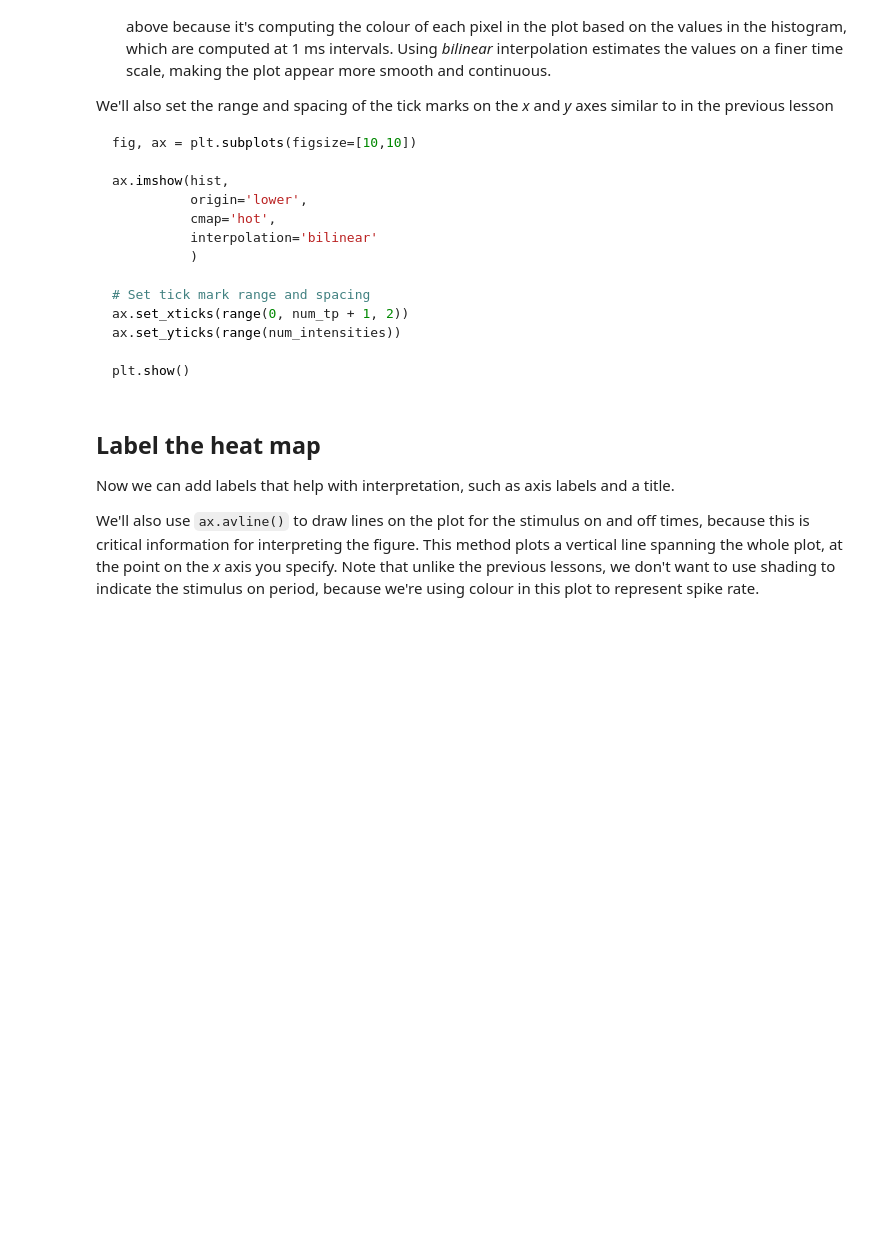
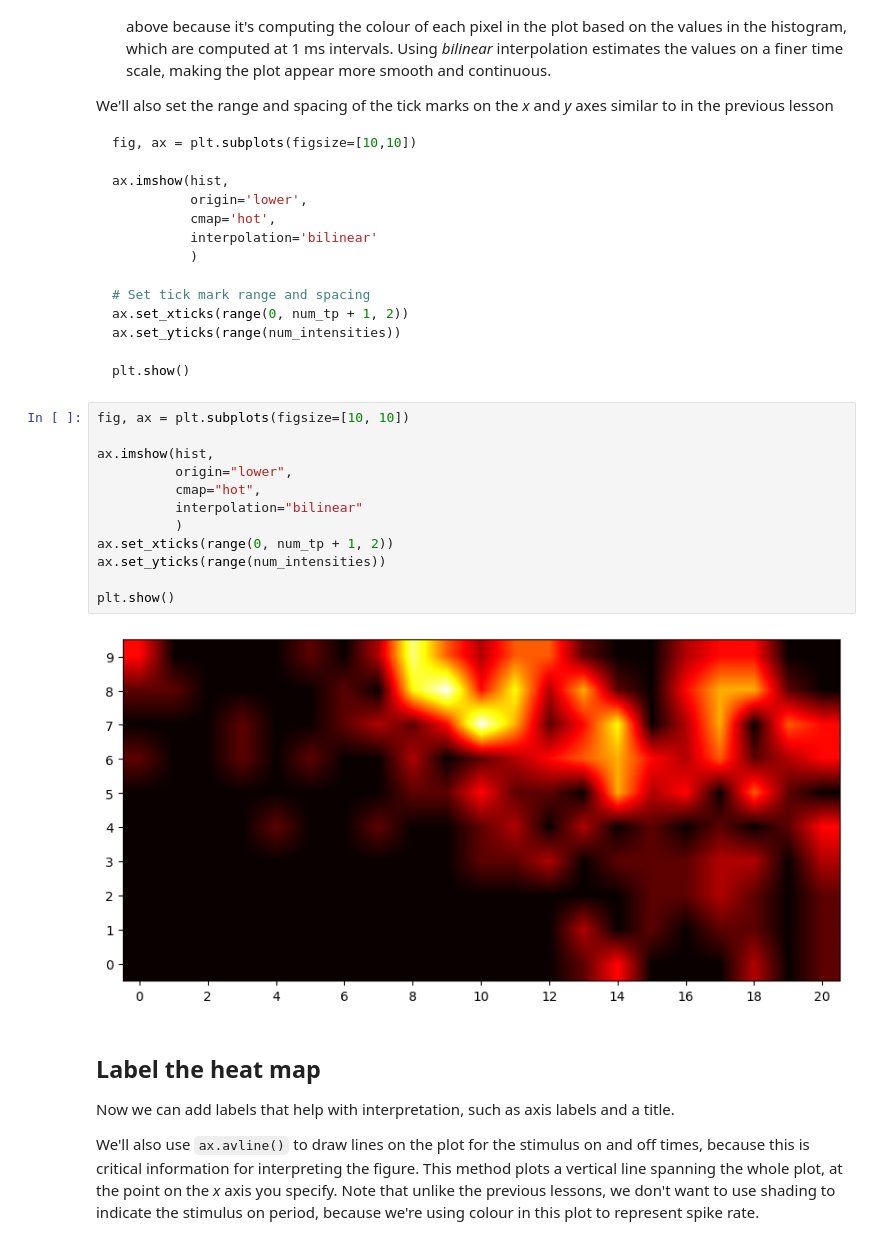
Before and after one commit to freddylearnsc0de/Chapter-6--Single-Unit-Data, a Jupyter notebook: 3 - heat_maps.ipynb, the cells around one changed output. Saved outputs shown, nothing was run; the diff lists cells and outputs as text; blank space fills up the shorter version.

```diff
--- a/3 - heat_maps.ipynb
+++ b/3 - heat_maps.ipynb
@@ -137,6 +203,20 @@ ax.set_yticks(range(num_intensities))
 
 plt.show()
 ~~~
+# %%
+fig, ax = plt.subplots(figsize=[10, 10])
+
+ax.imshow(hist,
+          origin="lower",
+          cmap="hot",
+          interpolation="bilinear"
+          )
+ax.set_xticks(range(0, num_tp + 1, 2))
+ax.set_yticks(range(num_intensities))
+
+plt.show()
+# %% [output]
+[figure, added]
 # %% [markdown]
 ## Label the heat map
 
```
Also changed, not shown: parts of 16 cells of this notebook, 6 other files.
